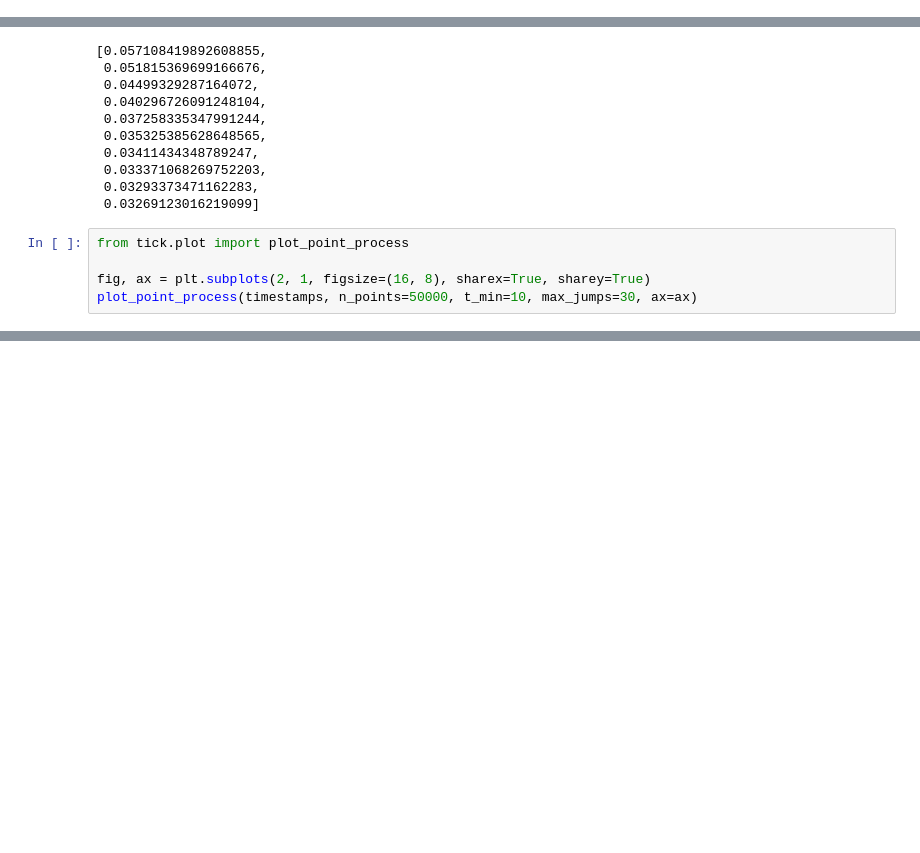
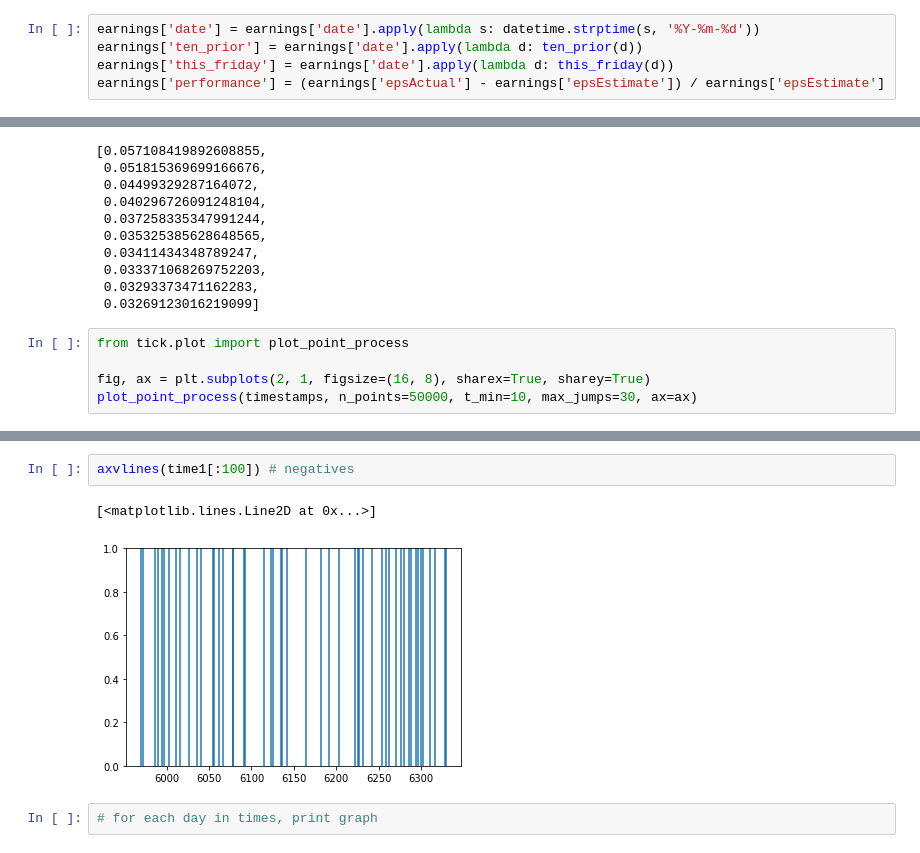
Before and after one commit to irrationomical/OOTM-Option-Pricing-with-Power-Laws-and-News, a Jupyter notebook: HawkesProcess.ipynb, the cells around one changed output, grey strips where cells are left out. Saved outputs shown, nothing was run; the diff lists cells and outputs as text; blank space fills up the shorter version.

```diff
--- a/HawkesProcess.ipynb
+++ b/HawkesProcess.ipynb
@@ -280,0 +280,5 @@ See the caveats in the documentation: https://pandas.pydata.org/pandas-docs/stab
+# %%
+earnings['date'] = earnings['date'].apply(lambda s: datetime.strptime(s, '%Y-%m-%d'))
+earnings['ten_prior'] = earnings['date'].apply(lambda d: ten_prior(d))
+earnings['this_friday'] = earnings['date'].apply(lambda d: this_friday(d))
+earnings['performance'] = (earnings['epsActual'] - earnings['epsEstimate']) / earnings['epsEstimate']
@@ -1128,0 +1400,7 @@ plot_point_process(timestamps, n_points=50000, t_min=10, max_jumps=30, ax=ax)
+# %%
+axvlines(time1[:100]) # negatives
+# %% [output]
+[<matplotlib.lines.Line2D at 0x...>]
+[figure, added]
+# %%
+# for each day in times, print graph
```
Also changed, not shown: parts of 44 cells of this notebook.
